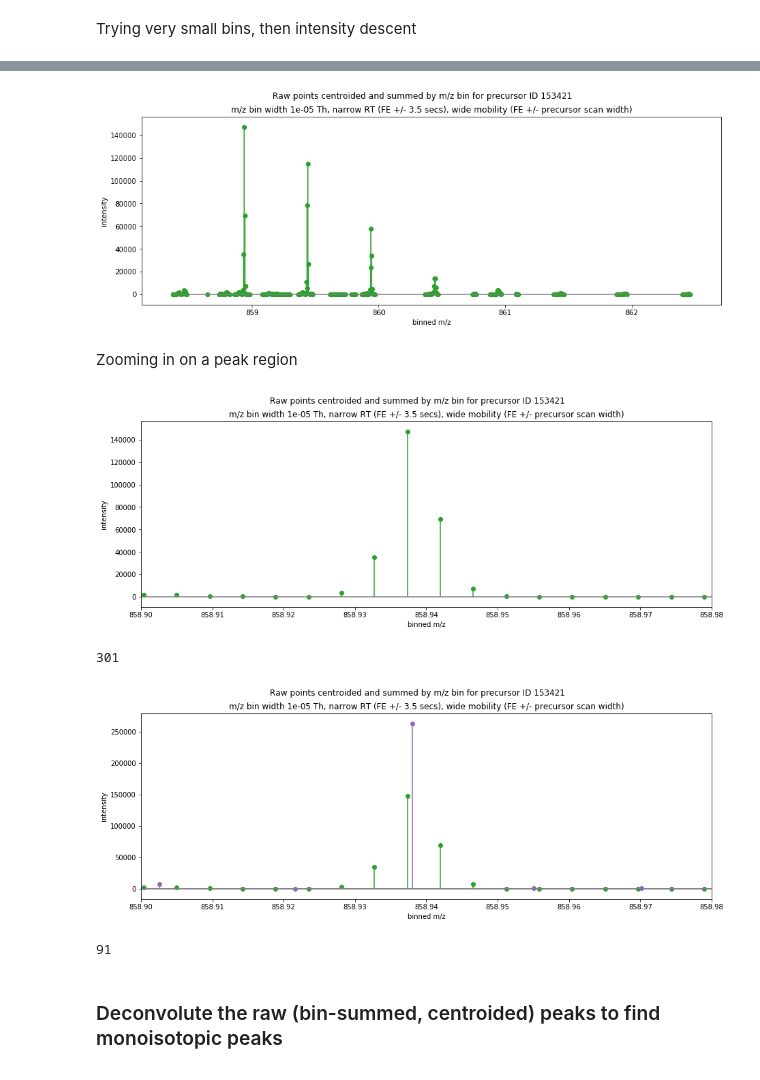
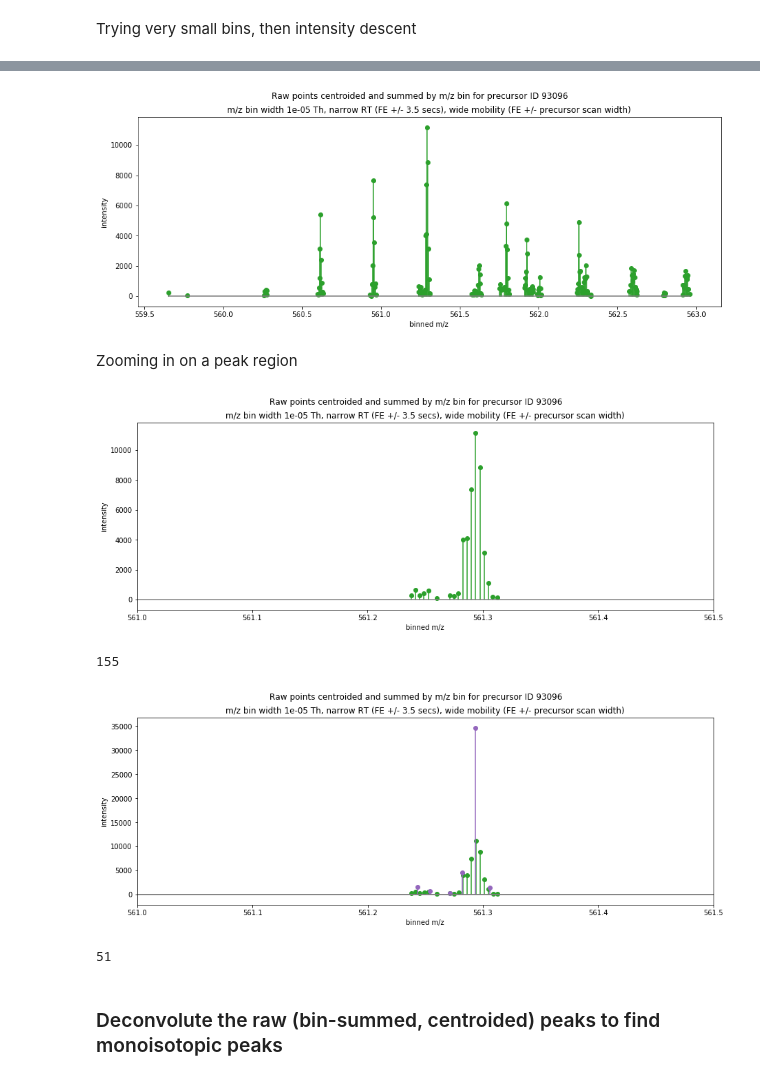
Before and after one commit to WEHI-Proteomics/tfde, a Jupyter notebook: notebooks/feature extraction from PASEF isolation windows.ipynb, the cells around one changed output, grey strips where cells are left out. Saved outputs shown, nothing was run; the diff lists cells and outputs as text; code cells hidden in the pictures.

```diff
--- a/notebooks/feature extraction from PASEF isolation windows.ipynb
+++ b/notebooks/feature extraction from PASEF isolation windows.ipynb
@@ -5,8 +5,8 @@ import numpy as np
 import sys
 import matplotlib.pyplot as plt
 # %%
-RT_LIMIT_LOWER = 4340  # RT range in the database
-RT_LIMIT_UPPER = 4580
+RT_LIMIT_LOWER = 3000  # RT range in the database
+RT_LIMIT_UPPER = 3600
 RT_BASE_PEAK_WIDTH_SECS = 30.0  # assumption about base peak width in RT
 RT_FRAGMENT_EVENT_DELTA_SECS = 3.5  # use this window for constraining RT to focus on the fragmentation event
 MS1_CE = 10
@@ -27,5 +27,5 @@ CONVERTED_DATABASE_NAME
 # %%
 db_conn = sqlite3.connect(CONVERTED_DATABASE_NAME)
-ms1_frame_properties_df = pd.read_sql_query("select frame_id,retention_time_secs from frame_properties where retention_time_secs >= {} and retention_time_secs <= {} and collision_energy == {}".format(RT_LIMIT_LOWER,RT_LIMIT_UPPER,MS1_CE), db_conn)
-ms2_frame_properties_df = pd.read_sql_query("select frame_id,retention_time_secs from frame_properties where retention_time_secs >= {} and retention_time_secs <= {} and collision_energy <> {}".format(RT_LIMIT_LOWER,RT_LIMIT_UPPER,MS1_CE), db_conn)
+ms1_frame_properties_df = pd.read_sql_query("select frame_id,retention_time_secs from frame_properties where collision_energy == {}".format(MS1_CE), db_conn)
+ms2_frame_properties_df = pd.read_sql_query("select frame_id,retention_time_secs from frame_properties where collision_energy <> {}".format(MS1_CE), db_conn)
 db_conn.close()
@@ -149,9 +156,9 @@ There are 17860 precursor isolation windows.
 # %%
-# ISOLATION_WINDOW_IDX = 8089
-# window_df = isolation_window_df.iloc[ISOLATION_WINDOW_IDX]
+ISOLATION_WINDOW_IDX = 80
+window_df = isolation_window_df.iloc[ISOLATION_WINDOW_IDX]
 # %%
-PRECURSOR_ID = 153421
-window_df = isolation_window_df[isolation_window_df.Precursor == PRECURSOR_ID].iloc[0]
+# PRECURSOR_ID = 153421
+# window_df = isolation_window_df[isolation_window_df.Precursor == PRECURSOR_ID].iloc[0]
 # %%
 window_df
 # %% [output]
@@ -375,33 +384,33 @@ plt.suptitle('Raw points centroided and summed by m/z bin for precursor ID {}'.f
 plt.title('m/z bin width {} Th, narrow RT (FE +/- {} secs), wide mobility (FE +/- precursor scan width)'.format(MS1_MZ_BIN_WIDTH, RT_FRAGMENT_EVENT_DELTA_SECS))
 plt.show()
 # %% [output]
-[figure, old version]
+[figure, new version]
 # %% [markdown]
 Zooming in on a peak region
 # %%
 f, ax = plt.subplots()
 colors = ['tab:blue', 'tab:orange', 'tab:green', 'tab:red', 'tab:purple', 'tab:brown', 'tab:pink', 'tab:gray', 'tab:olive', 'tab:cyan']
 markerline, stemlines, baseline = ax.stem(binned_ms1_df.mz_centroid, binned_ms1_df.summed_intensity, 'g')
 plt.setp(markerline, 'color', colors[2])
 plt.setp(stemlines, 'color', colors[2])
 plt.setp(baseline, 'color', colors[7])
 plt.xlabel('binned m/z')
 plt.ylabel('intensity')
 f.set_figheight(5)
 f.set_figwidth(15)
-plt.xlim([858.9,858.98])
+plt.xlim([561.0,561.5])
 plt.margins(0.06)
 plt.suptitle('Raw points centroided and summed by m/z bin for precursor ID {}'.format(precursor_id))
 plt.title('m/z bin width {} Th, narrow RT (FE +/- {} secs), wide mobility (FE +/- precursor scan width)'.format(MS1_MZ_BIN_WIDTH, RT_FRAGMENT_EVENT_DELTA_SECS))
 plt.show()
 # %% [output]
-[figure, old version]
+[figure, new version]
 # %%
 raw_scratch_df = binned_ms1_df.copy() # take a copy because we're going to delete stuff
 # %%
 len(raw_scratch_df)
 # %% [output]
-301
+155
 # %%
 MZ_DELTA = 0.01
 # %%
@@ -438,17 +447,17 @@ plt.xlabel('binned m/z')
 plt.ylabel('intensity')
 f.set_figheight(5)
 f.set_figwidth(15)
-plt.xlim([858.9,858.98])
+plt.xlim([561.0,561.5])
 plt.margins(0.06)
 plt.suptitle('Raw points centroided and summed by m/z bin for precursor ID {}'.format(precursor_id))
 plt.title('m/z bin width {} Th, narrow RT (FE +/- {} secs), wide mobility (FE +/- precursor scan width)'.format(MS1_MZ_BIN_WIDTH, RT_FRAGMENT_EVENT_DELTA_SECS))
 plt.show()
 # %% [output]
-[figure, old version]
+[figure, new version]
 # %%
 len(ms1_peaks_df)
 # %% [output]
-91
+51
 # %% [markdown]
 ### Deconvolute the raw (bin-summed, centroided) peaks to find monoisotopic peaks
 # %%
```
Also changed, not shown: parts of 82 cells of this notebook.
